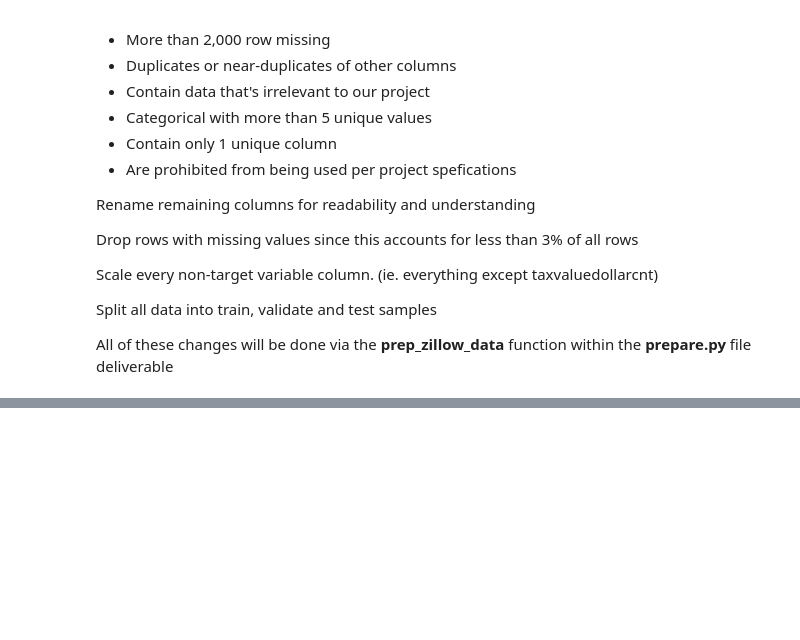
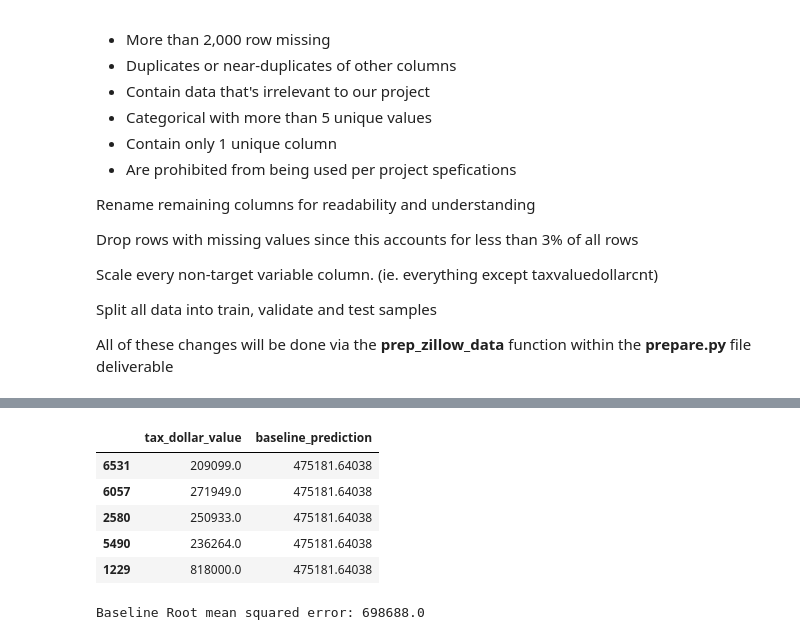
Before and after one commit to Zillow-sam-and-matt/Zillow, a Jupyter notebook: zillow_project_main_notebook.ipynb, the cells around one changed output, grey strips where cells are left out. Saved outputs shown, nothing was run; the diff lists cells and outputs as text; code cells hidden in the pictures; blank space fills up the shorter version.

```diff
--- a/zillow_project_main_notebook.ipynb
+++ b/zillow_project_main_notebook.ipynb
@@ -258,0 +463,20 @@ All of these changes will be done via the __prep_zillow_data__ function within t
+# %%
+# making a copy of train data so we can add a baseline column without changing original train DF
+y_train_bl = y_train.copy()
+
+# adding baseline_prediction column that holds the mean of house tax values
+y_train_bl['baseline_prediction'] = y_train['tax_dollar_value'].mean()
+
+y_train_bl.head()
+# %% [output]
+|  | tax_dollar_value | baseline_prediction |
+| 6531 | 209099.0 | 475181.64038 |
+| 6057 | 271949.0 | 475181.64038 |
+| 2580 | 250933.0 | 475181.64038 |
+| 5490 | 236264.0 | 475181.64038 |
+| 1229 | 818000.0 | 475181.64038 |
+# %%
+RMSE_bl = np.sqrt(mean_squared_error(y_train.tax_dollar_value, y_train_bl.baseline_prediction))
+print("Baseline Root mean squared error: {:.100}".format(round(RMSE_bl)))
+# %% [output]
+Baseline Root mean squared error: 698688.0
```
Also changed, not shown: parts of 48 cells of this notebook.
